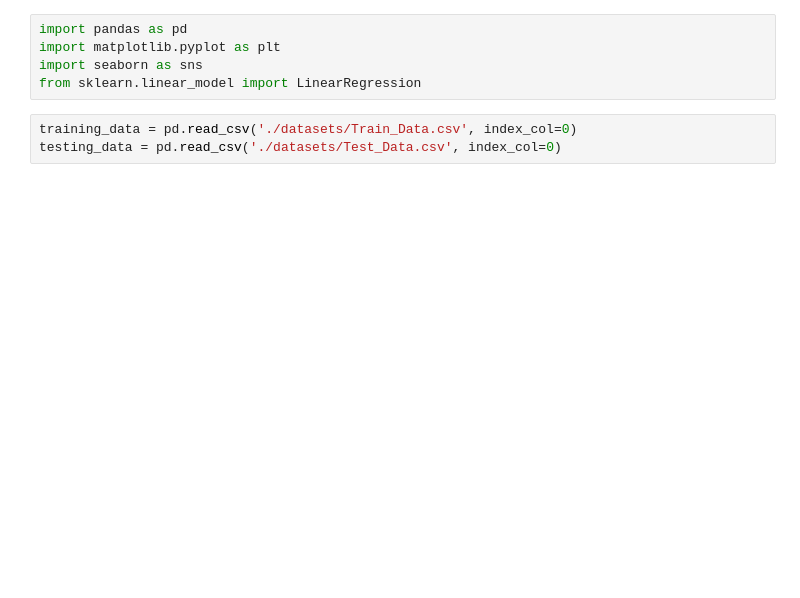
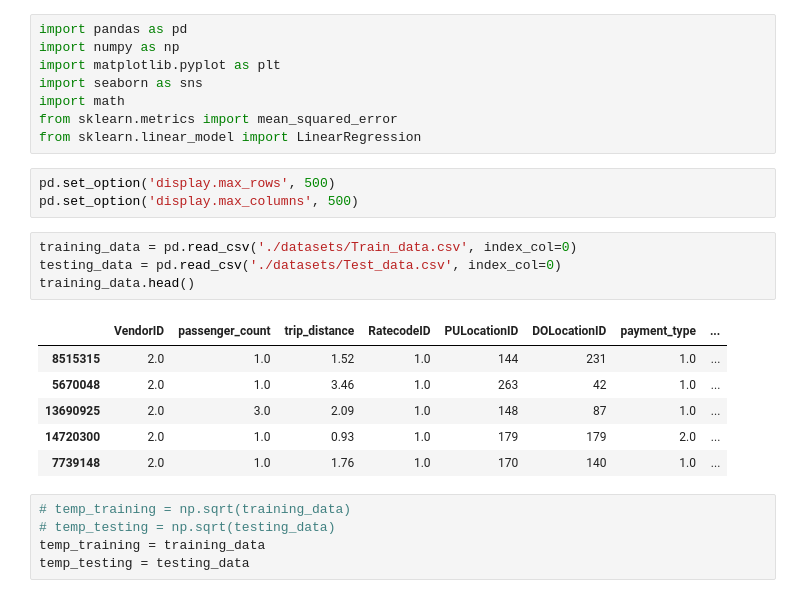
Before and after one commit to loalberto/Springboard-DataScienceCapstone2, a Jupyter notebook: Checking_Residuals.ipynb, the cells around one changed output. Saved outputs shown, nothing was run; the diff lists cells and outputs as text; blank space fills up the shorter version.

```diff
--- a/Checking_Residuals.ipynb
+++ b/Checking_Residuals.ipynb
@@ -1,8 +1,27 @@
 # %%
 import pandas as pd
+import numpy as np
 import matplotlib.pyplot as plt
 import seaborn as sns
+import math
+from sklearn.metrics import mean_squared_error
 from sklearn.linear_model import LinearRegression
+# %%
+pd.set_option('display.max_rows', 500)
+pd.set_option('display.max_columns', 500)
 # %%
-training_data = pd.read_csv('./datasets/Train_Data.csv', index_col=0)
-testing_data = pd.read_csv('./datasets/Test_Data.csv', index_col=0)
+training_data = pd.read_csv('./datasets/Train_data.csv', index_col=0)
+testing_data = pd.read_csv('./datasets/Test_data.csv', index_col=0)
+training_data.head()
+# %% [output]
+|  | VendorID | passenger_count | trip_distance | RatecodeID | PULocationID | DOLocationID | payment_type | ... |
+| 8515315 | 2.0 | 1.0 | 1.52 | 1.0 | 144 | 231 | 1.0 | ... |
+| 5670048 | 2.0 | 1.0 | 3.46 | 1.0 | 263 | 42 | 1.0 | ... |
+| 13690925 | 2.0 | 3.0 | 2.09 | 1.0 | 148 | 87 | 1.0 | ... |
+| 14720300 | 2.0 | 1.0 | 0.93 | 1.0 | 179 | 179 | 2.0 | ... |
+| 7739148 | 2.0 | 1.0 | 1.76 | 1.0 | 170 | 140 | 1.0 | ... |
+# %%
+# temp_training = np.sqrt(training_data)
+# temp_testing = np.sqrt(testing_data)
+temp_training = training_data
+temp_testing = testing_data
```
Also changed, not shown: parts of 16 cells of this notebook, 4 other files.
